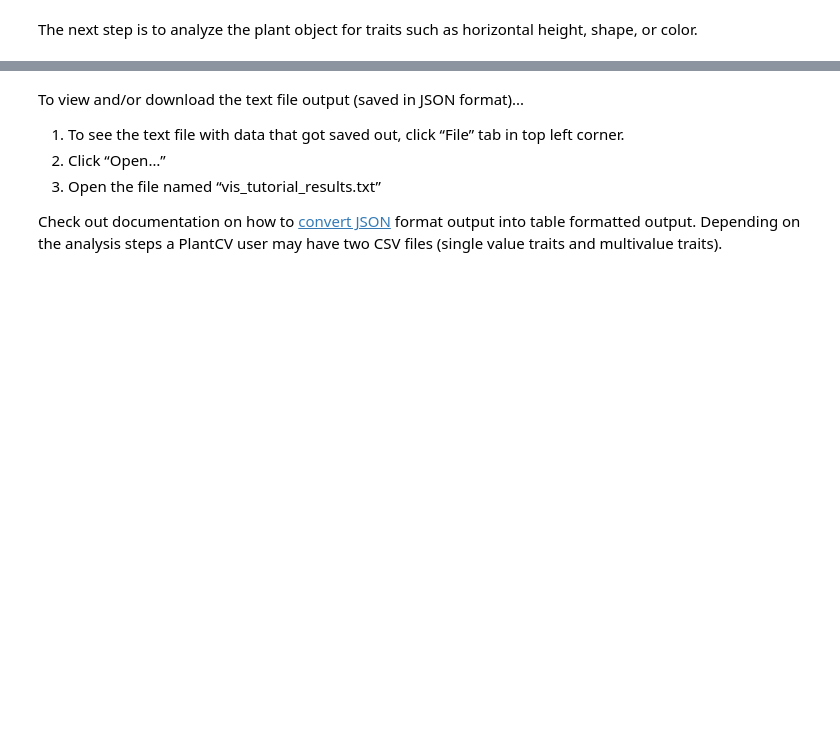
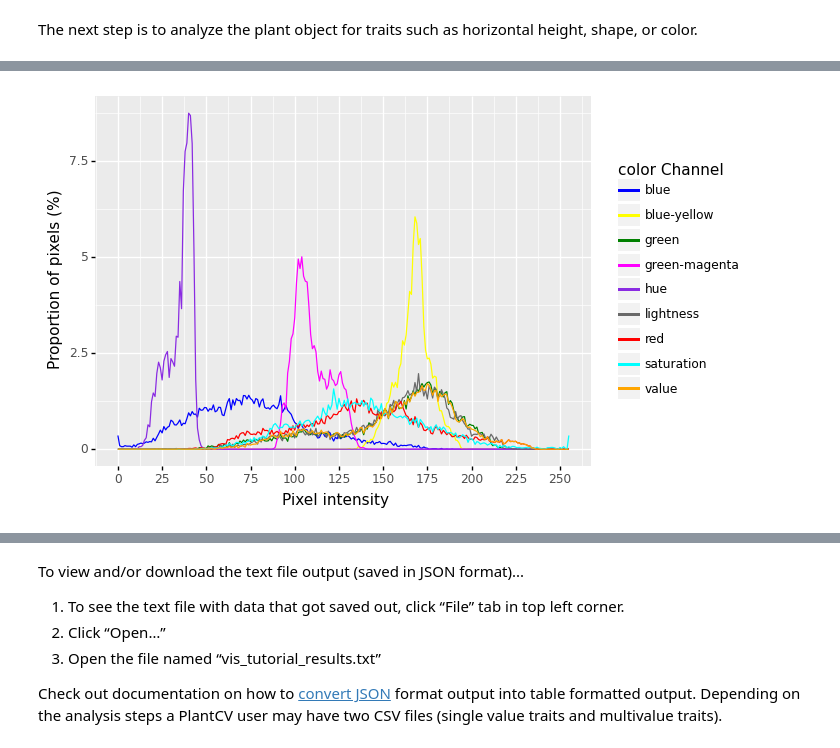
Before and after one commit to danforthcenter/plantcv-binder, a Jupyter notebook: notebooks/vis_tutorial/vis_tutorial.ipynb, the cells around one changed output, grey strips where cells are left out. Cells and saved outputs as stored; diff of their text form; code cells hidden in the pictures; blank space fills up the shorter version.

```diff
--- a/notebooks/vis_tutorial/vis_tutorial.ipynb
+++ b/notebooks/vis_tutorial/vis_tutorial.ipynb
@@ -234,14 +285,16 @@ boundary_image2 = pcv.analyze_bound_horizontal(img=img, obj=obj, mask=mask,
 # %%
 # Determine color properties: Histograms, Color Slices and Pseudocolored Images, output color analyzed images (optional)
 
 # Inputs:
 #   rgb_img - RGB image data
 #   mask - Binary mask of selected contours
-#   hist_plot_type - None (default), 'all', 'rgb', 'lab', or 'hsv'
-#                    This is the data to be printed to the SVG histogram file
-#   label - Optional label parameter, modifies the variable name of observations recorded. (default `label="default"`)filled_img = pcv.morphology.fill_segments(mask=cropped_mask, objects=edge_objects)
+#   colorspaces - 'all' (default), 'rgb', 'lab', or 'hsv'
+#                 This is the data to be printed to the SVG histogram file
+#   label - Optional label parameter, modifies the variable name of observations recorded. (default `label="default"`)
 
-color_histogram = pcv.analyze_color(rgb_img=img, mask=kept_mask, hist_plot_type='all', label="default")
+color_histogram = pcv.analyze_color(rgb_img=img, mask=kept_mask, colorspaces='all', label="default")
+# %% [output]
+[figure, added]
 # %%
 # Print the histogram out to save it
 pcv.print_image(img=color_histogram, filename="vis_tutorial_color_hist.jpg")
```
Also changed, not shown: parts of 24 cells of this notebook.
